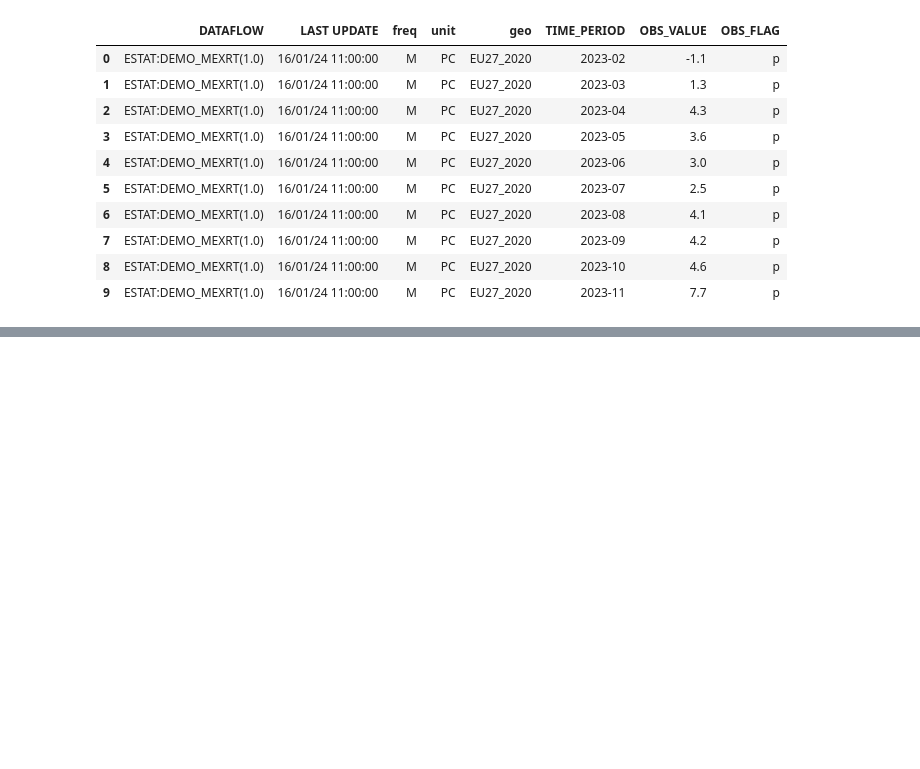
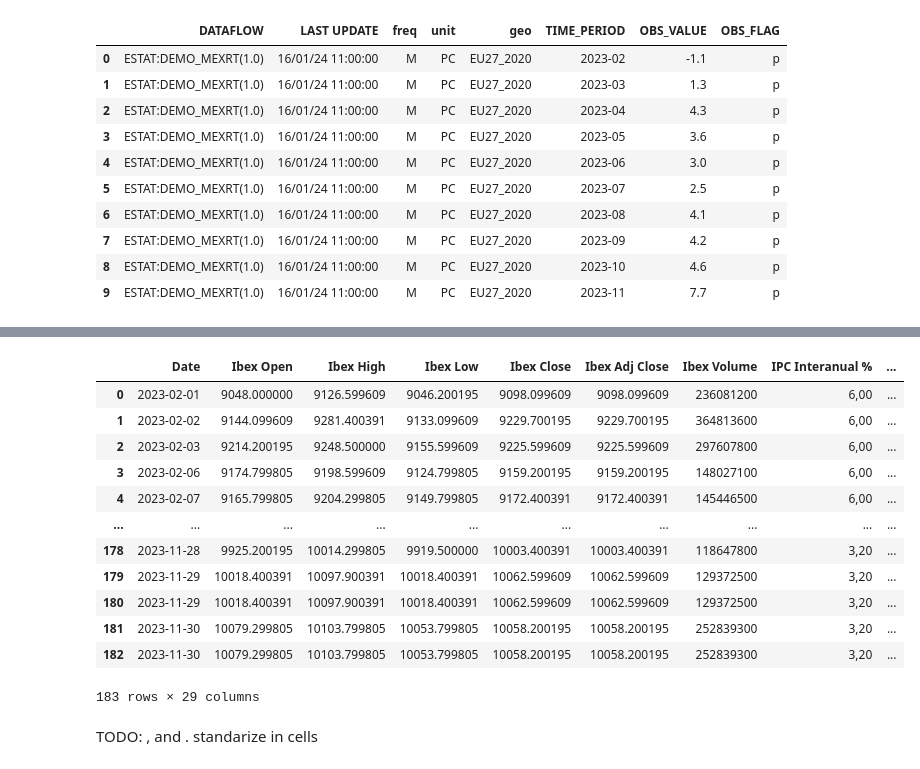
Before and after one commit to Manilab2309/ia-machine-learning, a Jupyter notebook: lab/NB_analyst_broker_operations.ipynb, the cells around one changed output, grey strips where cells are left out. Cells and saved outputs as stored; diff of their text form; code cells hidden in the pictures; blank space fills up the shorter version.

Commit message:
Merge with Excess Mortality

```diff
--- a/lab/NB_analyst_broker_operations.ipynb
+++ b/lab/NB_analyst_broker_operations.ipynb
@@ -542,0 +564,4 @@ df_excess_mortality_2023
+# %%
+# Ok, we'll need only two columns, dates and values
+df_excess_mortality_reduced_2023 = df_excess_mortality_2023[['TIME_PERIOD', 'OBS_VALUE']]
+df_excess_mortality_reduced_2023
@@ -542,0 +580,4 @@ df_excess_mortality_2023
+# %%
+# Rename columns
+df_excess_mortality_reduced_2023 = df_excess_mortality_reduced_2023.rename(columns={'TIME_PERIOD': 'Date', 'OBS_VALUE': 'Excess Mortality UE %'})
+df_excess_mortality_reduced_2023
@@ -542,0 +596,4 @@ df_excess_mortality_2023
+# %%
+# Standarize the dates
+df_excess_mortality_reduced_2023['Date'] = pd.to_datetime(df_excess_mortality_reduced_2023['Date'],format='%Y-%m').dt.strftime('%Y-%m-%d')
+df_excess_mortality_reduced_2023
@@ -542,0 +612,25 @@ df_excess_mortality_2023
+# %%
+# Now we need expand the table
+
+# We can define variables to use in another cells
+column_A_Renamed = 'Date'
+column_B_Renamed = 'Excess Mortality UE %'
+
+# Declare new Dataframe
+df_excess_mortality_expanded_2023 = pd.DataFrame()
+df_excess_mortality_expanded_2023 = pd.DataFrame(columns=[column_A_Renamed, column_B_Renamed])
+# Variables column_x_Renamed are initialized in previos cell execution
+
+for i in df_excess_mortality_reduced_2023.index:
+
+    instantDate = datetime.datetime.strptime(df_excess_mortality_reduced_2023['Date'][i], '%Y-%m-%d')
+    year = instantDate.year
+    month = instantDate.month
+    num_days = calendar.monthrange(year, month)[1]
+    days = [datetime.date(year, month, day).strftime('%Y-%m-%d') for day in range(1, num_days+1)]
+
+    for d in days:
+      # Add values to new dataframe
+      df_excess_mortality_expanded_2023.loc[len(df_excess_mortality_expanded_2023.index)] = [d, df_excess_mortality_reduced_2023[column_B_Renamed][i]]
+
+df_excess_mortality_expanded_2023
@@ -542,0 +655,20 @@ df_excess_mortality_2023
+# %%
+# Merge tables
+dfm_ibex_ipc_euribor_gold_brent_eurUSD_mortality_2023 = dfm_ibex_ipc_euribor_gold_brent_eurUSD_2023.merge(df_excess_mortality_expanded_2023, on="Date")
+dfm_ibex_ipc_euribor_gold_brent_eurUSD_mortality_2023
+# %% [output]
+|  | Date | Ibex Open | Ibex High | Ibex Low | Ibex Close | Ibex Adj Close | Ibex Volume | IPC Interanual % | ... |
+| 0 | 2023-02-01 | 9048.000000 | 9126.599609 | 9046.200195 | 9098.099609 | 9098.099609 | 236081200 | 6,00 | ... |
+| 1 | 2023-02-02 | 9144.099609 | 9281.400391 | 9133.099609 | 9229.700195 | 9229.700195 | 364813600 | 6,00 | ... |
+| 2 | 2023-02-03 | 9214.200195 | 9248.500000 | 9155.599609 | 9225.599609 | 9225.599609 | 297607800 | 6,00 | ... |
+| 3 | 2023-02-06 | 9174.799805 | 9198.599609 | 9124.799805 | 9159.200195 | 9159.200195 | 148027100 | 6,00 | ... |
+| 4 | 2023-02-07 | 9165.799805 | 9204.299805 | 9149.799805 | 9172.400391 | 9172.400391 | 145446500 | 6,00 | ... |
+| ... | ... | ... | ... | ... | ... | ... | ... | ... | ... |
+| 178 | 2023-11-28 | 9925.200195 | 10014.299805 | 9919.500000 | 10003.400391 | 10003.400391 | 118647800 | 3,20 | ... |
+| 179 | 2023-11-29 | 10018.400391 | 10097.900391 | 10018.400391 | 10062.599609 | 10062.599609 | 129372500 | 3,20 | ... |
+| 180 | 2023-11-29 | 10018.400391 | 10097.900391 | 10018.400391 | 10062.599609 | 10062.599609 | 129372500 | 3,20 | ... |
+| 181 | 2023-11-30 | 10079.299805 | 10103.799805 | 10053.799805 | 10058.200195 | 10058.200195 | 252839300 | 3,20 | ... |
+| 182 | 2023-11-30 | 10079.299805 | 10103.799805 | 10053.799805 | 10058.200195 | 10058.200195 | 252839300 | 3,20 | ... |
+183 rows × 29 columns
+# %% [markdown]
+TODO: , and . standarize in cells
```
Also changed, not shown: parts of 7 cells of this notebook.
